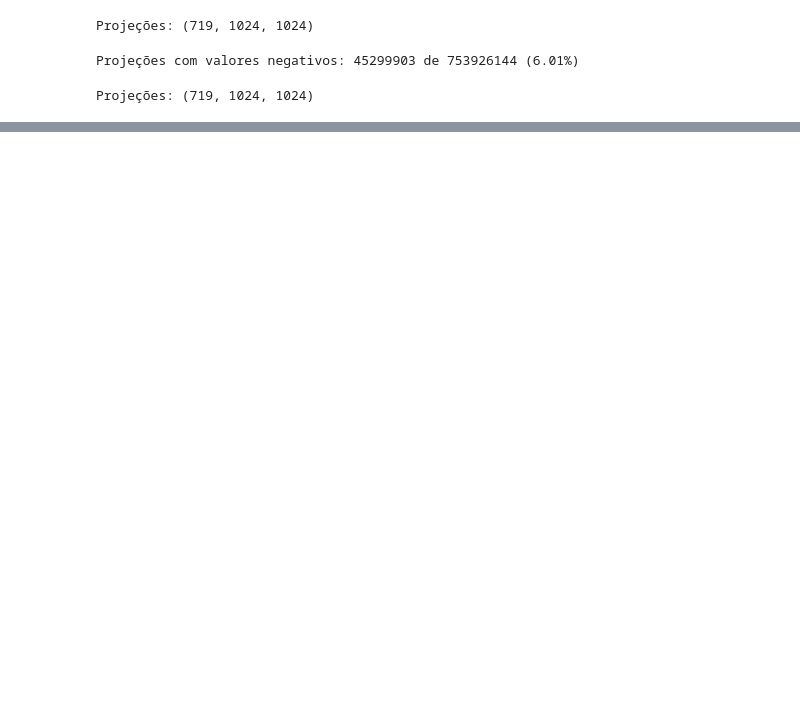
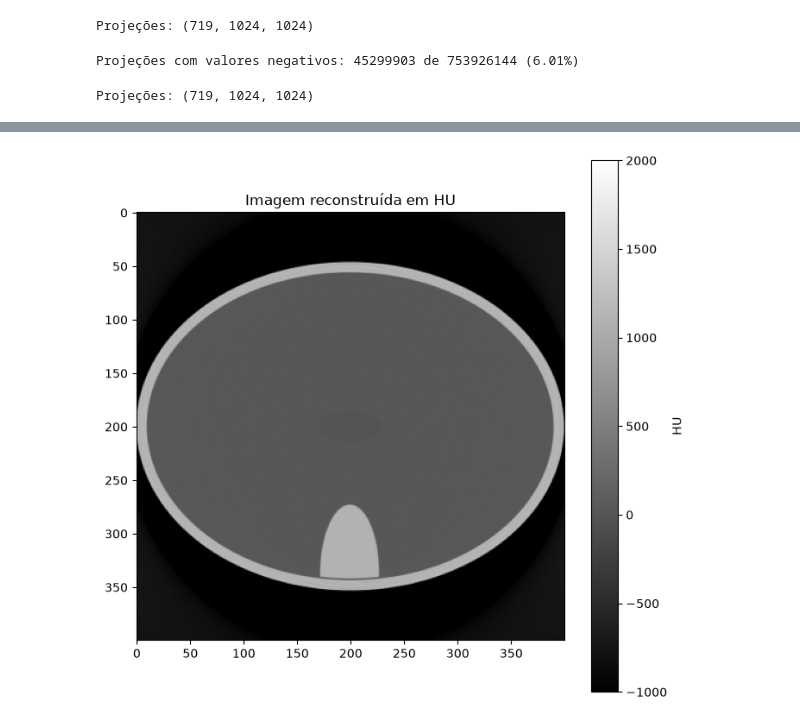
Before and after one commit to samsixers76/IC_tomografia, a Jupyter notebook: conversao_ct_hu.ipynb, the cells around one changed output, grey strips where cells are left out. Saved outputs shown, nothing was run; the diff lists cells and outputs as text; code cells hidden in the pictures; blank space fills up the shorter version.

```diff
--- a/conversao_ct_hu.ipynb
+++ b/conversao_ct_hu.ipynb
@@ -436,0 +849,24 @@ HU cérebro = 27.901344
+# %%
+imgHU = 1000 * ((imgFDK - mu_agua) / (mu_agua - mu_ar))
+# %%
+# ============================================================
+# VISUALIZAÇÃO DA IMAGEM EM HU
+# ============================================================
+
+slice_z = imgHU.shape[2] // 2
+
+plt.figure(figsize=(8, 8))
+
+plt.imshow(
+    imgHU[slice_z],
+    cmap="gray",
+    vmin=-1000,
+    vmax=2000
+)
+
+plt.colorbar(label="HU")
+plt.title("Imagem reconstruída em HU")
+
+plt.show()
+# %% [output]
+[figure, added]
```
Also changed, not shown: parts of 12 cells of this notebook.
